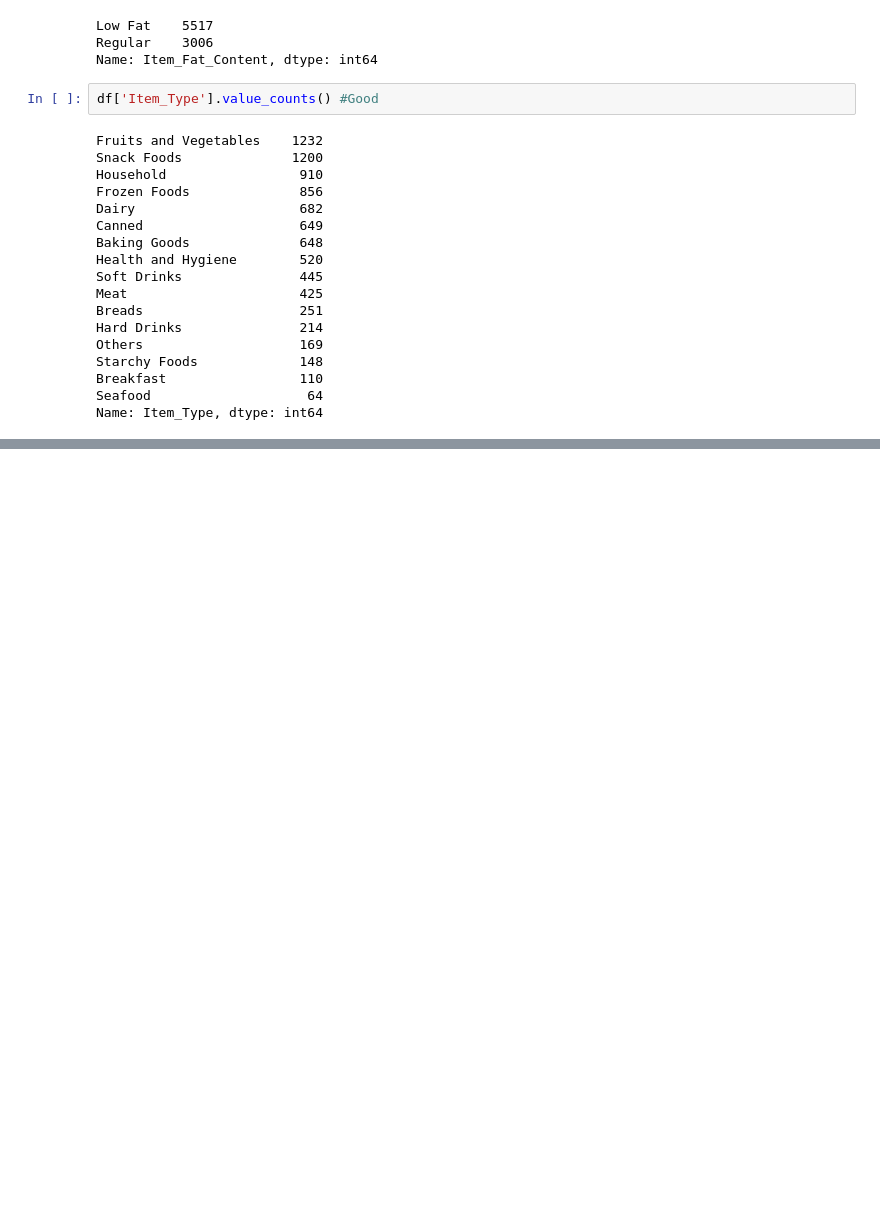
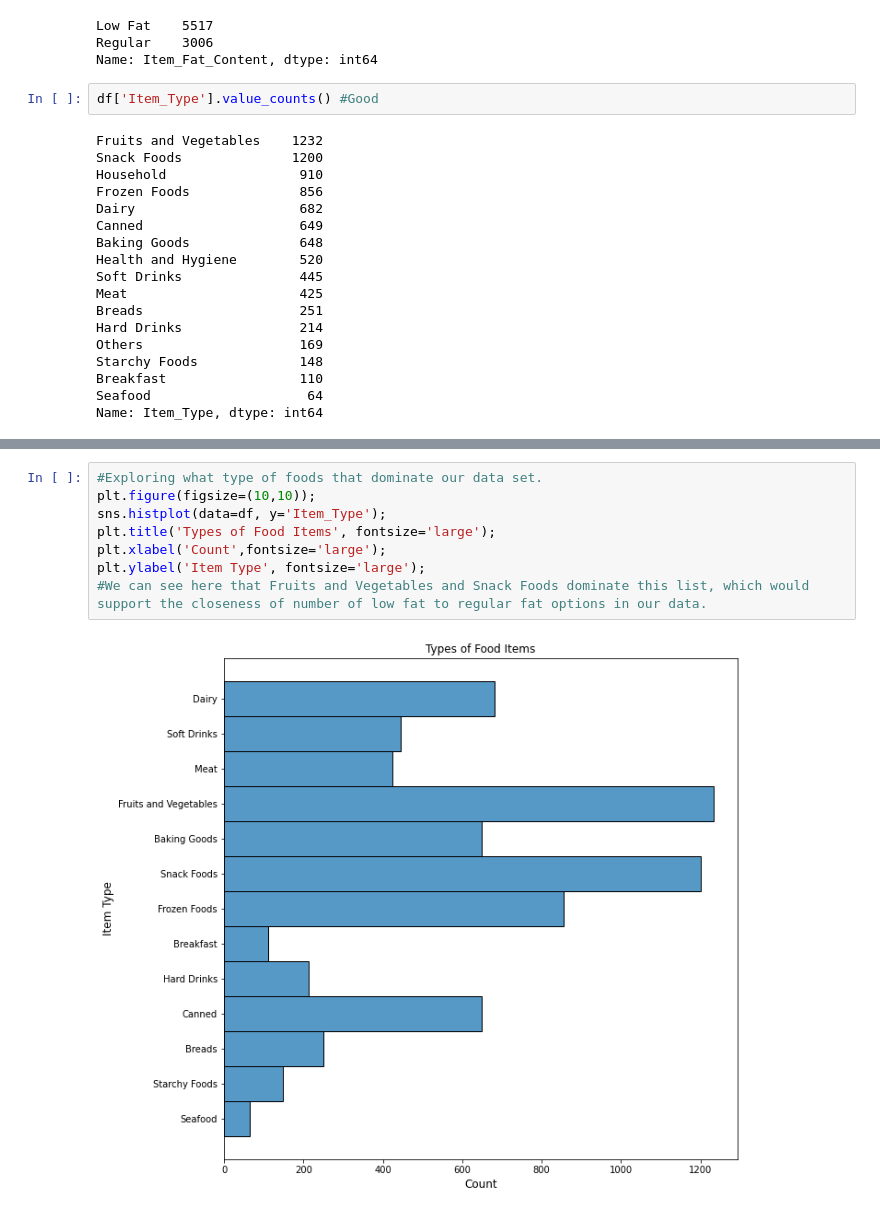
Before and after one commit to Devin-Peterson/food-sales-predictions, a Jupyter notebook: food_sales_predictions.ipynb, the cells around one changed output, grey strips where cells are left out. Drawn from its saved outputs; the diff is of its cells as text; blank space fills up the shorter version.

```diff
--- a/food_sales_predictions.ipynb
+++ b/food_sales_predictions.ipynb
@@ -233,0 +306,10 @@ Name: Item_Outlet_Sales, dtype: float64
+# %%
+#Exploring what type of foods that dominate our data set.
+plt.figure(figsize=(10,10));
+sns.histplot(data=df, y='Item_Type');
+plt.title('Types of Food Items', fontsize='large');
+plt.xlabel('Count',fontsize='large');
+plt.ylabel('Item Type', fontsize='large');
+#We can see here that Fruits and Vegetables and Snack Foods dominate this list, which would support the closeness of number of low fat to regular fat options in our data.
+# %% [output]
+[figure, added]
```
Also changed, not shown: parts of 15 cells of this notebook.
